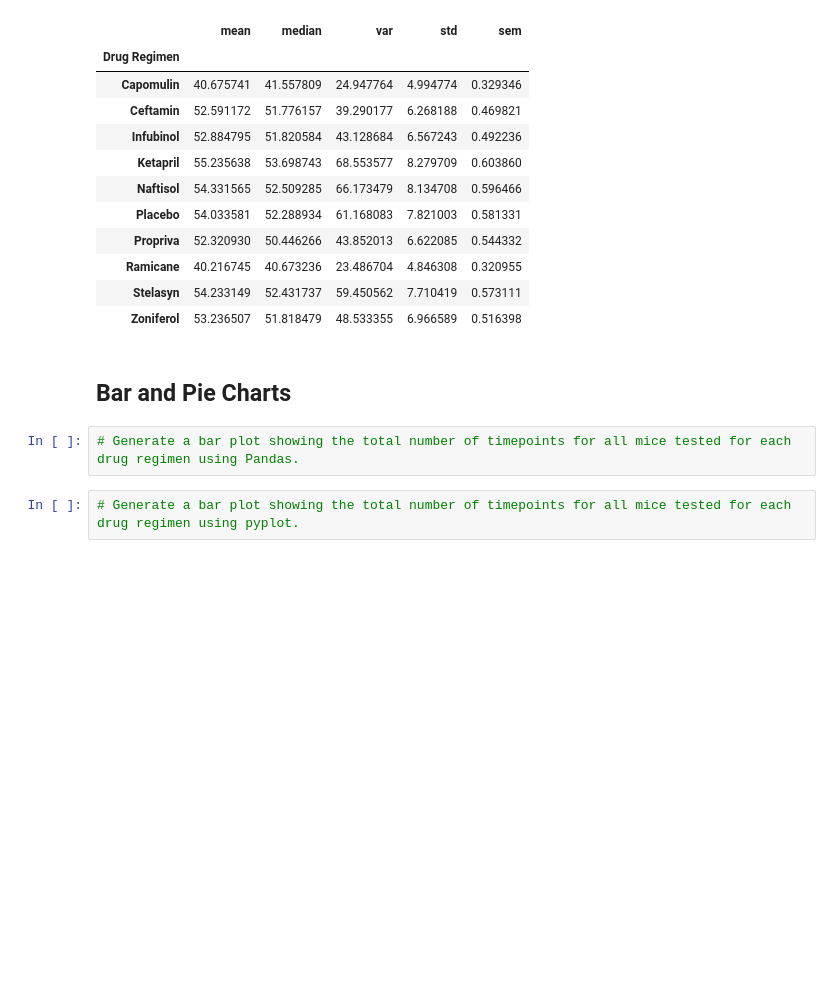
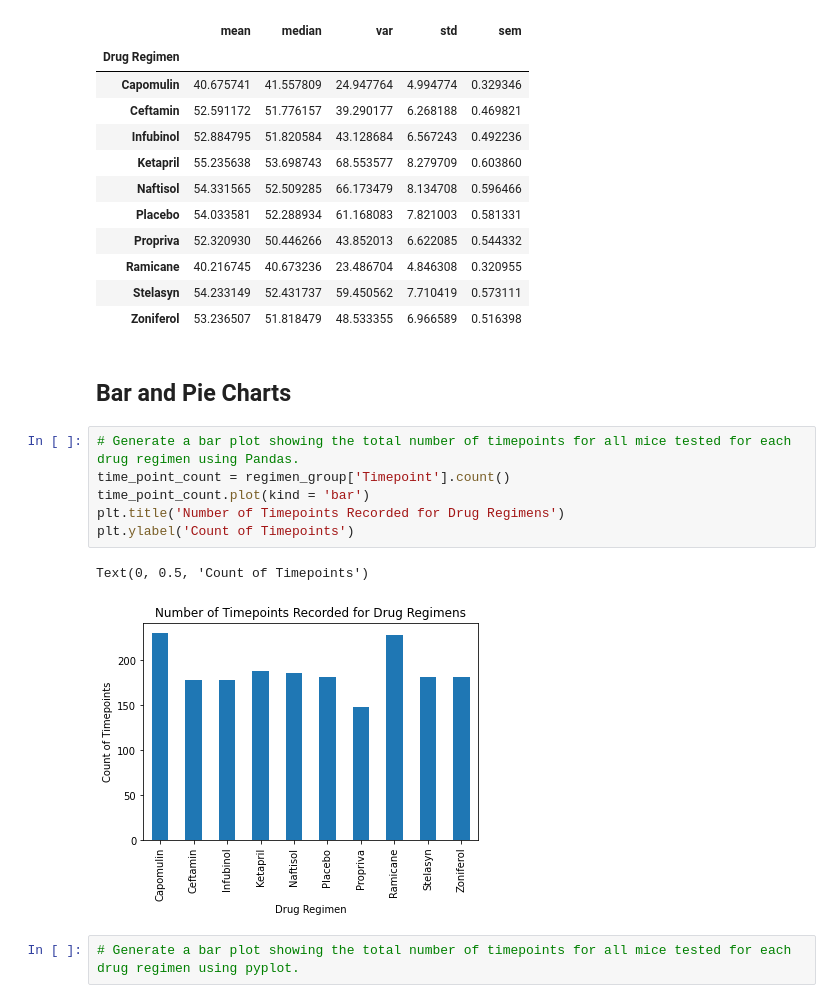
Before and after one commit to cjdance/matplotlib-challenge, a Jupyter notebook: Pymaceuticals/pymaceuticals_starter.ipynb, the cells around one changed output. Cells and saved outputs as stored; diff of their text form; blank space fills up the shorter version.

Commit message:
Uploading new copy of workbook, now develops bar chart using Pandas.

```diff
--- a/Pymaceuticals/pymaceuticals_starter.ipynb
+++ b/Pymaceuticals/pymaceuticals_starter.ipynb
@@ -152,6 +152,13 @@ tumor_sum2
 ## Bar and Pie Charts
 # %%
 # Generate a bar plot showing the total number of timepoints for all mice tested for each drug regimen using Pandas.
+time_point_count = regimen_group['Timepoint'].count()
+time_point_count.plot(kind = 'bar')
+plt.title('Number of Timepoints Recorded for Drug Regimens')
+plt.ylabel('Count of Timepoints')
+# %% [output]
+Text(0, 0.5, 'Count of Timepoints')
+[figure, added]
 # %%
 # Generate a bar plot showing the total number of timepoints for all mice tested for each drug regimen using pyplot.
 # %%
```
